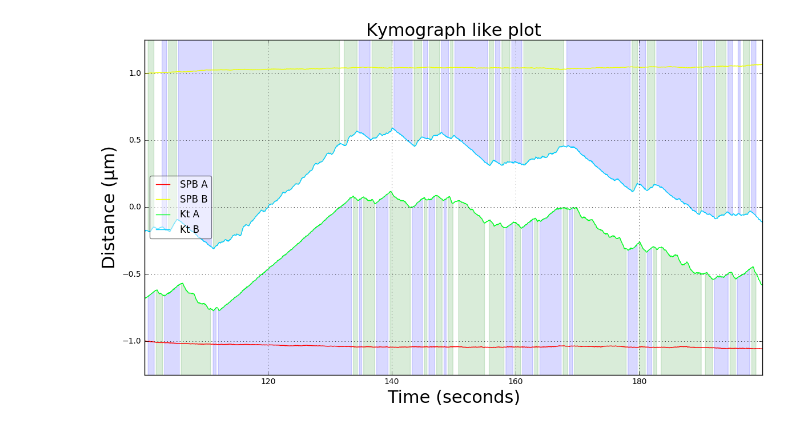
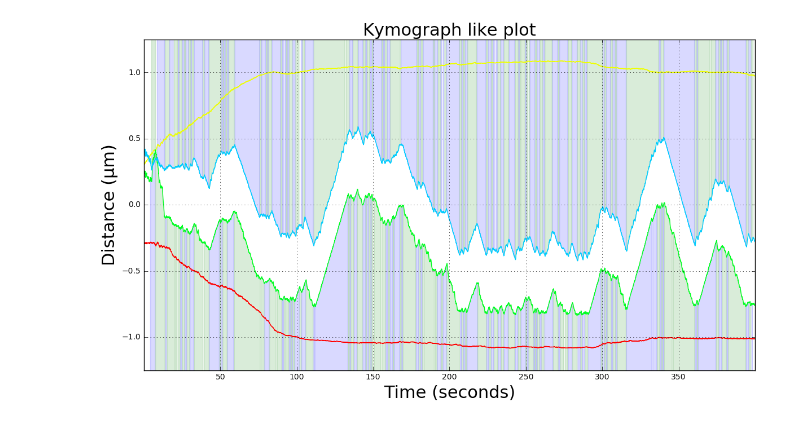
Before and after one commit to sophietheis/CytosimScripts, a Jupyter notebook: 2D_Analysis/CoherenceState.ipynb, the cells around one changed output. Saved outputs shown, nothing was run; the diff lists cells and outputs as text; code cells hidden in the pictures.

```diff
--- a/2D_Analysis/CoherenceState.ipynb
+++ b/2D_Analysis/CoherenceState.ipynb
@@ -181,8 +180,8 @@ def kymo(data_solid, use_interpolate=False, time_in_minutes=False, mpl_params={'
     ax.set_ylabel('Distance (µm)', fontsize=fontsize)
 
 
-    leg = ax.legend(loc='best', fancybox=True)
-    leg.get_frame().set_alpha(0.5)
+    #leg = ax.legend(loc='best', fancybox=True)
+    #leg.get_frame().set_alpha(0.5)
 
     plt.grid(True)
     plt.tight_layout()
@@ -254,26 +257,30 @@ os.chdir ("/home/sophie/Documents/ResultatsCytosim/oscillations/proba_asymetriqu
 # %%
 # Changement de dossier
-os.chdir ("/home/sophie/Documents/ResultatsCytosim/oscillations/proba_asymetrique/"\
-          "res/metaphase1kt_100MTseuil_20cohesinStiffness_140KTMTstiffness/run11/")
+#os.chdir ("/home/sophie/Documents/ResultatsCytosim/oscillations/proba_asymetrique/"\
+#          "res/metaphase1kt_100MTseuil_20cohesinStiffness_140KTMTstiffness/run11/")
+
+
+os.chdir("G:/asymetrie/metaphase1kt_100MTseuil_20cohesinStiffness_140KTMTstiffness/run11/")
+
 #Ouverture des fichiers
 solid  = open("solid.txt")
 data_solid = pd.read_table(solid, sep='\t', header=0, index_col=False, lineterminator='\n')
 solid.close()
 
 kt1x = data_solid["x.2"]
 kt1y = data_solid["y.2"]
 kt2x = data_solid["x.3"]
 kt2y = data_solid["y.3"]
 
 
-t0=int(100)
-t1=int(200)
+t0=int(0)
+t1=int(400)
 
 data_solid2 = data_solid[data_solid["time"]>t0]
 data_solid2 = data_solid2[data_solid2["time"]<t1]
 coherence = get_coherence(data_solid)
 #print(coherence)
 fig = kymo_directions (data_solid2)
 fig
 # %% [output]
-[figure, old version]
+[figure, new version]
```
Also changed, not shown: parts of 2 cells of this notebook.
